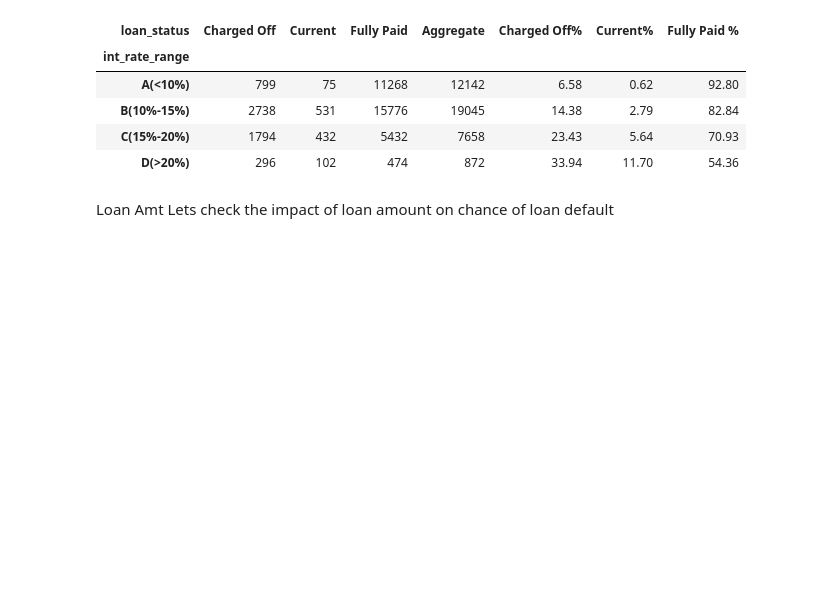
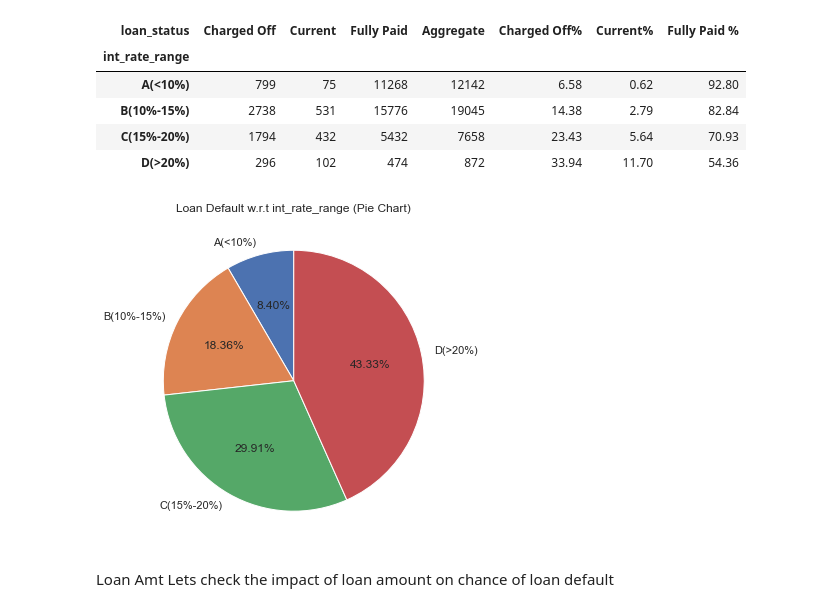
Before and after one commit to likith2201/BankLoanCaseStudy_Project, a Jupyter notebook: BankingLoanCaseStudy.ipynb, the cells around one changed output. Cells and saved outputs as stored; diff of their text form; code cells hidden in the pictures; blank space fills up the shorter version.

Commit message:
Additional plots

```diff
--- a/BankingLoanCaseStudy.ipynb
+++ b/BankingLoanCaseStudy.ipynb
@@ -803,3 +801,31 @@ loandf_int_rate_range
+# %%
+
+plt.figure(figsize=(8, 6))
+plt.title('Loan Default w.r.t int_rate_range')
+ax = sns.barplot(x='int_rate_range', y="Charged Off%", data=loandf_int_rate_range.reset_index())
+
+
+for p in ax.patches:
+    height = p.get_height()
+    ax.text(p.get_x() + p.get_width() / 2., height + 0.5, '{:1.2f}'.format(height), ha="center")
+
+
+labels = loandf_int_rate_range.reset_index()['int_rate_range'].tolist()
+sizes = [p.get_height() for p in ax.patches]
+
+
+total = sum(sizes)
+sizes = [(size / total) * 100 for size in sizes]
+
+
+plt.clf()
+plt.pie(sizes, labels=labels, autopct='%1.2f%%', startangle=90)
+plt.title('Loan Default w.r.t int_rate_range (Pie Chart)')
+
+
+plt.show()
+# %% [output]
+[figure, added]
 # %% [markdown]
 Loan Amt
   Lets check the impact of loan amount on chance of loan default
```
Also changed, not shown: parts of 3 cells of this notebook.
